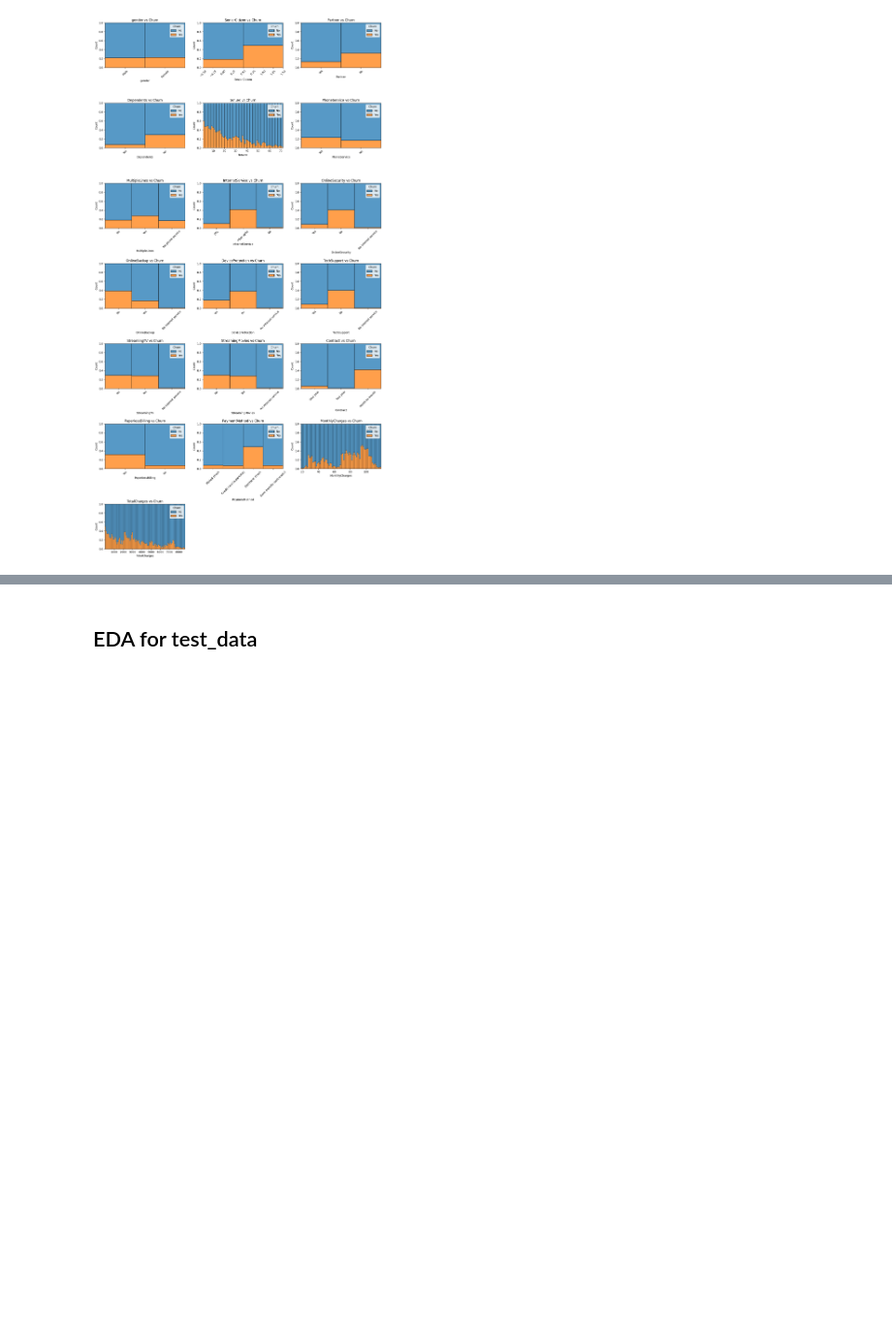
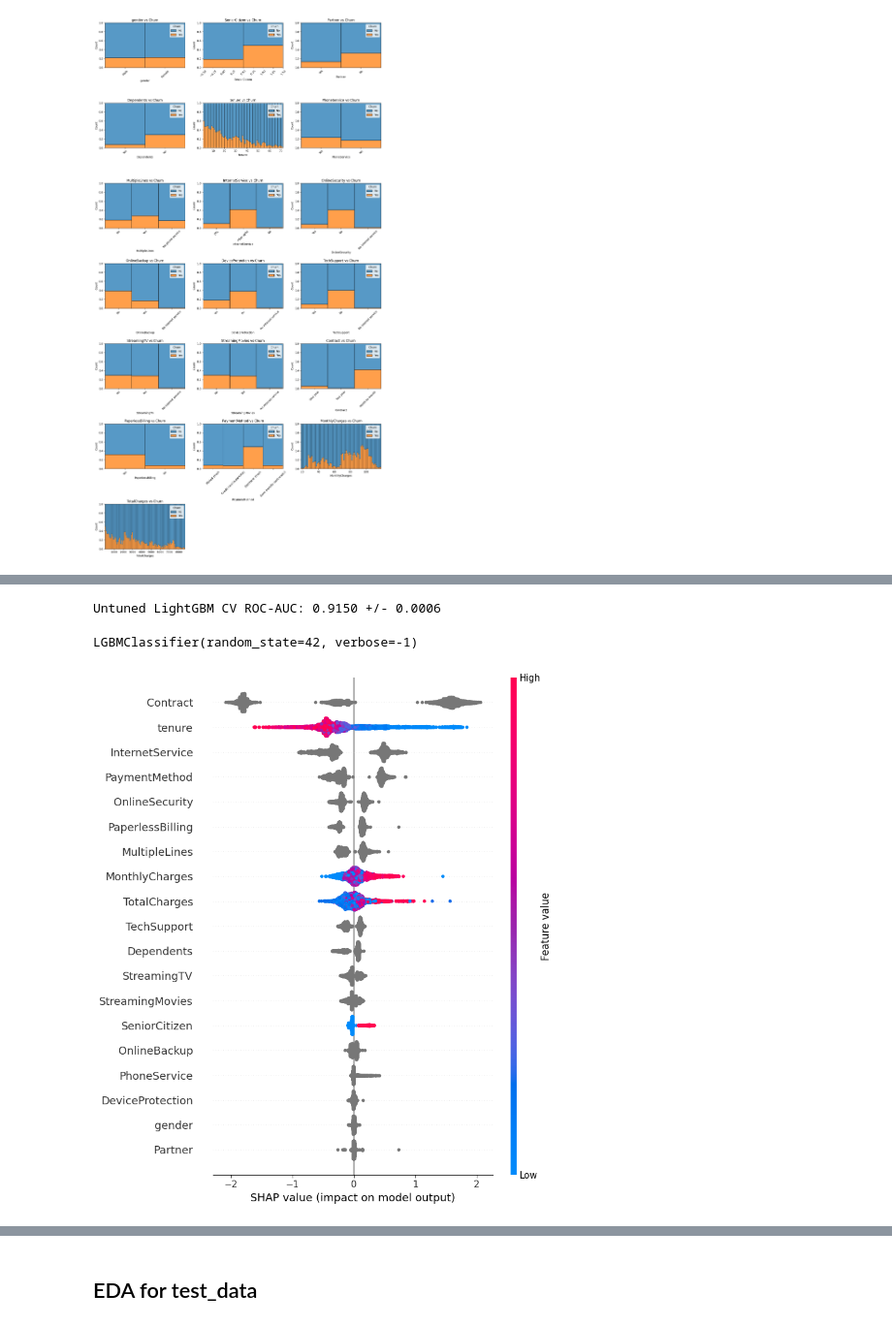
Before and after one commit to biswajit-nag/Predict-Customer-Churn, a Jupyter notebook: EDA.ipynb, the cells around one changed output, grey strips where cells are left out. Shown at 97% size. Saved outputs shown, nothing was run; the diff lists cells and outputs as text; code cells hidden in the pictures; blank space fills up the shorter version.

Commit message:
Update EDA notebook with LGBM + SHAP values

```diff
--- a/EDA.ipynb
+++ b/EDA.ipynb
@@ -175,0 +188,40 @@ plt.show()
+# %%
+from lightgbm import LGBMClassifier
+from sklearn.model_selection import cross_val_score, StratifiedKFold
+import shap
+
+# Model matrix from the raw frame: string columns -> pandas 'category' dtype so
+# LightGBM handles them natively (it auto-detects category columns; no one-hot needed).
+X_lgbm = train_data[features].copy()
+cat_features = [c for c in features if pd.api.types.is_string_dtype(X_lgbm[c])]
+for c in cat_features:
+    X_lgbm[c] = X_lgbm[c].astype('category')
+y_lgbm = train_data['Churn'].map({'Yes': 1, 'No': 0}).astype(int)
+
+# Rough achievable score from an untuned model (3-fold for speed). This sets the
+# expectation bar before any feature engineering.
+cv = StratifiedKFold(n_splits=3, shuffle=True, random_state=42)
+auc = cross_val_score(
+    LGBMClassifier(verbose=-1, random_state=42),
+    X_lgbm, y_lgbm, cv=cv, scoring='roc_auc',
+)
+print(f"Untuned LightGBM CV ROC-AUC: {auc.mean():.4f} +/- {auc.std():.4f}")
+
+# Fit once on all of train; this fitted model is what SHAP explains below.
+lgbm = LGBMClassifier(verbose=-1, random_state=42)
+lgbm.fit(X_lgbm, y_lgbm)
+# %% [output]
+Untuned LightGBM CV ROC-AUC: 0.9150 +/- 0.0006
+LGBMClassifier(random_state=42, verbose=-1)
+# %%
+# TreeExplainer = exact, fast Shapley values for a tree ensemble. Explain a random
+# sample so the beeswarm stays readable and the computation stays quick.
+explainer = shap.TreeExplainer(lgbm)
+X_sample = X_lgbm.sample(n=5000, random_state=42)
+shap_values = explainer(X_sample)
+
+# Beeswarm: vertical order = importance (mean |SHAP|); x = signed impact on churn
+# log-odds; color = feature value (red high, blue low) -> reveals effect direction.
+shap.summary_plot(shap_values, X_sample)
+# %% [output]
+[figure, added]
```
Also changed, not shown: parts of 4 cells of this notebook.
